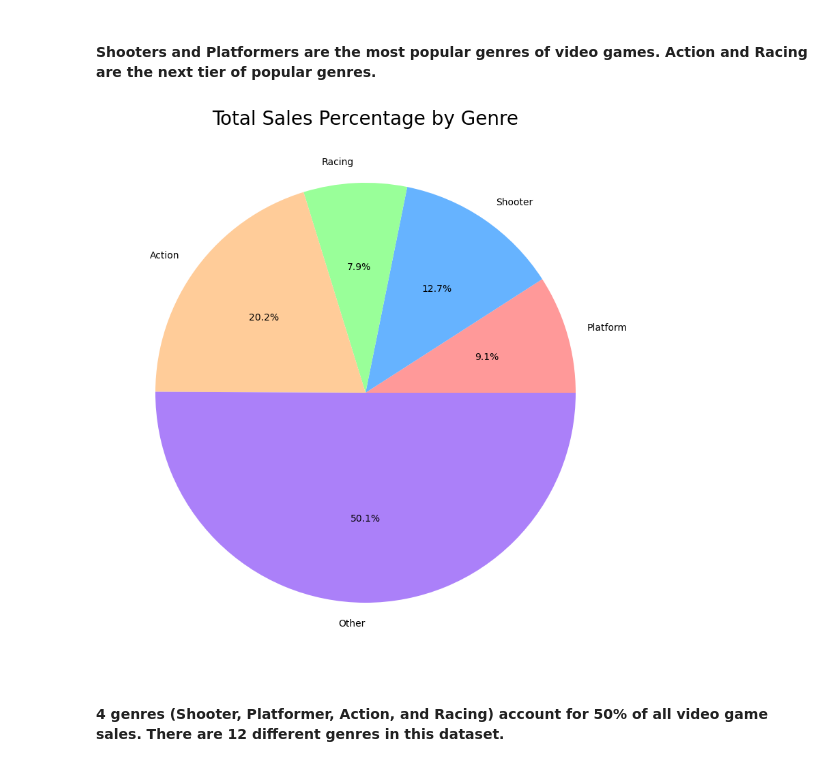
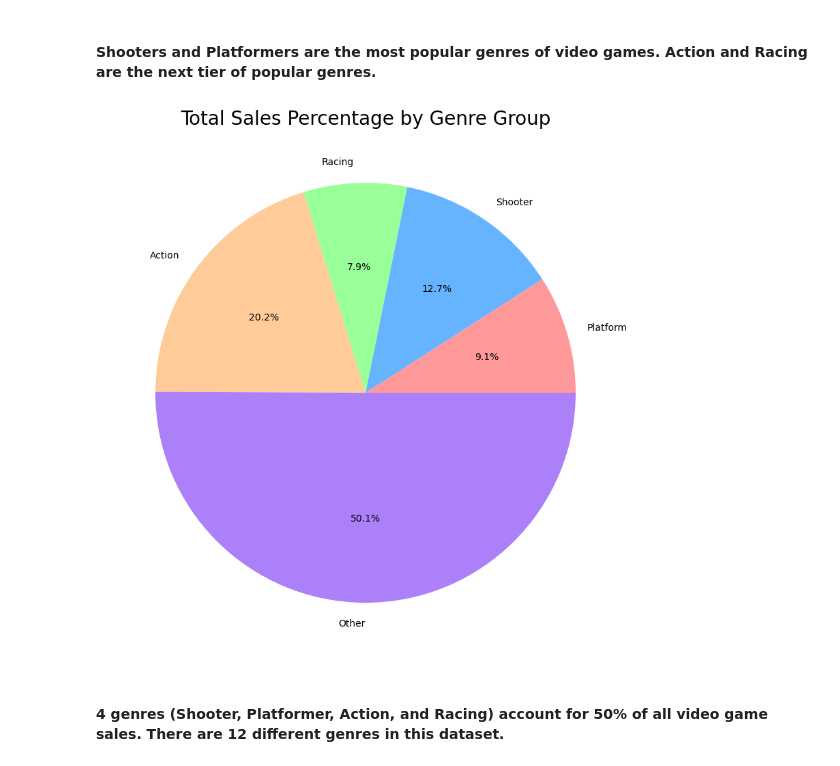
Before and after one commit to thenicknash/video-game-capstone-analysis, a Jupyter notebook: notebooks/sales_genre_analysis.ipynb, the cells around one changed output. Saved outputs shown, nothing was run; the diff lists cells and outputs as text; code cells hidden in the pictures.

```diff
--- a/notebooks/sales_genre_analysis.ipynb
+++ b/notebooks/sales_genre_analysis.ipynb
@@ -50,35 +36,35 @@ The number of games we are analyzing for this question: 9611
 # %%
 platform_sales_df = sales_genre_df[sales_genre_df['genre'] == 'Platform']['total_shipped']
 shooter_sales_df = sales_genre_df[sales_genre_df['genre'] == 'Shooter']['total_shipped']
 racing_sales_df = sales_genre_df[sales_genre_df['genre'] == 'Racing']['total_shipped']
 action_sales_df = sales_genre_df[sales_genre_df['genre'] == 'Action']['total_shipped']
 
 other_sales_df = sales_genre_df[
     (sales_genre_df['genre'] != 'Platform')
     & (sales_genre_df['genre'] != 'Shooter')
     & (sales_genre_df['genre'] != 'Racing')
     & (sales_genre_df['genre'] != 'Action')
 ]['total_shipped']
 
 platform_sales = platform_sales_df.sum()
 shooter_sales = shooter_sales_df.sum()
 racing_sales = racing_sales_df.sum()
 action_sales = action_sales_df.sum()
 
 other_sales = other_sales_df.sum()
 
 # Create a pie chart
 plt.figure(figsize=(20, 10))
-plt.title('Total Sales Percentage by Genre', size=20)
+plt.title('Total Sales Percentage by Genre Group', size=20)
 plt.pie(
     [platform_sales, shooter_sales, racing_sales, action_sales, other_sales],
     labels=['Platform', 'Shooter', 'Racing', 'Action', 'Other'],
     autopct='%1.1f%%',
     colors=['#ff9999','#66b3ff','#99ff99','#ffcc99', '#AB80F9'],
 )
 plt.show()
 # %% [output]
-[figure, old version]
+[figure, new version]
 # %% [markdown]
 <h4>4 genres (Shooter, Platformer, Action, and Racing) account for 50% of all video game sales. There are 12 different genres in this dataset.</h4>
 # %% [markdown]
```
Also changed, not shown: parts of 1 cell of this notebook, 1 other file.
